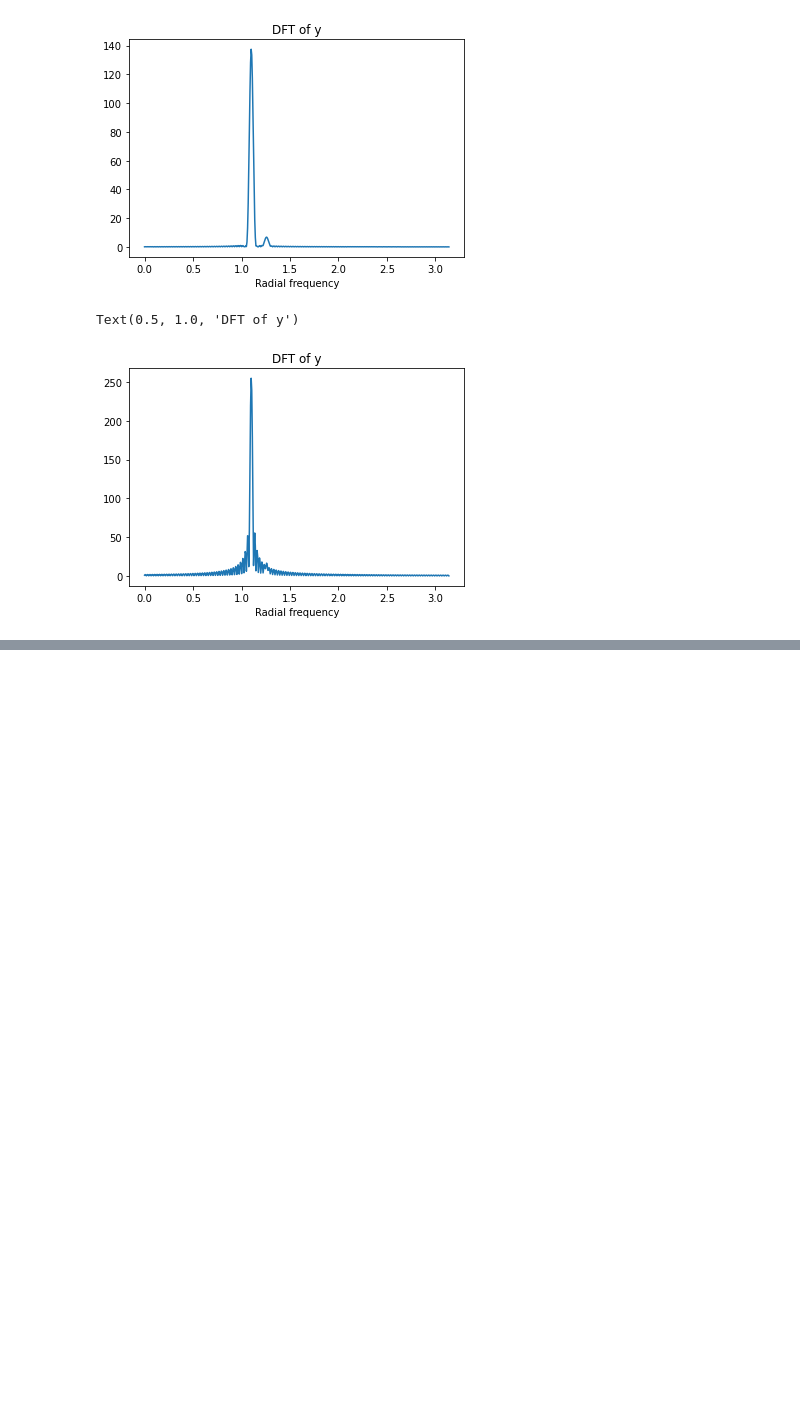
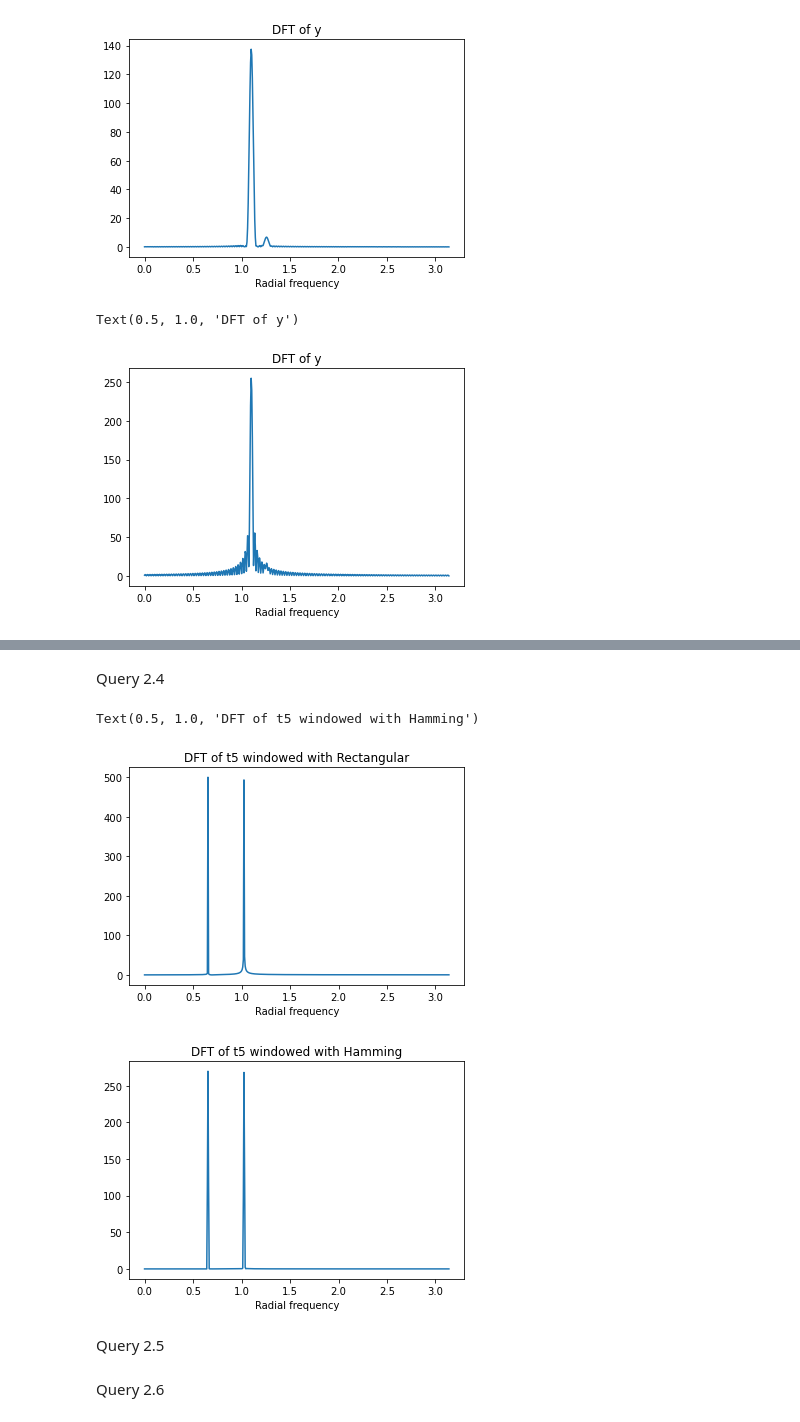
Before and after one commit to TilemahosAravanis/DSP_LAB_1h_erg, a Jupyter notebook: DSP_LAB_1h_erg.ipynb, the cells around one changed output, grey strips where cells are left out. Drawn from its saved outputs; the diff is of its cells as text; code cells hidden in the pictures; blank space fills up the shorter version.

```diff
--- a/DSP_LAB_1h_erg.ipynb
+++ b/DSP_LAB_1h_erg.ipynb
@@ -310,0 +379,58 @@ Text(0.5, 1.0, 'DFT of y')
+# %%
+#   03119024
+# + 03119858
+# ----------
+#   06238882
+
+z = np.zeros(100,)
+
+t = np.concatenate((d0,z,d6,z,d2,z,d3,z,d8,z,d8,z,d8,z,d2), axis = None)
+
+sf.write('tone_sequence.wav',t,8192)
+sd.play(t,8192)
+# %% [markdown]
+Query 2.4
+# %%
+WR = np.ones(1000,)   # Rectangular window of 1000 specimens
+WH = np.hamming(1000) # Hamming window of 1000 specimens
+
+t1 = t[:1000]
+t2 = t[1100:2100]
+t3 = t[2200:3200]
+t4 = t[3300:4300]
+t5 = t[4400:5400]   # Equal to tones 7 and 8
+t8 = t[7700:8700]
+
+dft1R = np.fft.fft(t1*WR)
+dft2R = np.fft.fft(t2*WR)
+dft3R = np.fft.fft(t3*WR)
+dft4R = np.fft.fft(t4*WR)
+dft5R = np.fft.fft(t5*WR)
+dft8R = np.fft.fft(t8*WR)
+
+dft1H = np.fft.fft(t1*WH)
+dft2H = np.fft.fft(t2*WH)
+dft3H = np.fft.fft(t3*WH)
+dft4H = np.fft.fft(t4*WH)
+dft5H = np.fft.fft(t5*WH)
+dft8H = np.fft.fft(t8*WH)
+
+#Comparison of the 2 windows
+dft5R_cut = dft5R[:500]
+dft5H_cut = dft5H[:500]
+f_cut = f[:500]
+
+plt.figure(1)
+plt.plot(f_cut,np.abs(dft5R_cut))
+plt.xlabel('Radial frequency')
+plt.title('DFT of t5 windowed with Rectangular')
+plt.figure(2)
+plt.plot(f_cut,np.abs(dft5H_cut))
+plt.xlabel('Radial frequency')
+plt.title('DFT of t5 windowed with Hamming')
+# %% [output]
+Text(0.5, 1.0, 'DFT of t5 windowed with Hamming')
+[figure, added]
+[figure, added]
+# %% [markdown]
+Query 2.5
@@ -310,0 +444,2 @@ Text(0.5, 1.0, 'DFT of y')
+# %% [markdown]
+Query 2.6
```
Also changed, not shown: parts of 13 cells of this notebook.
